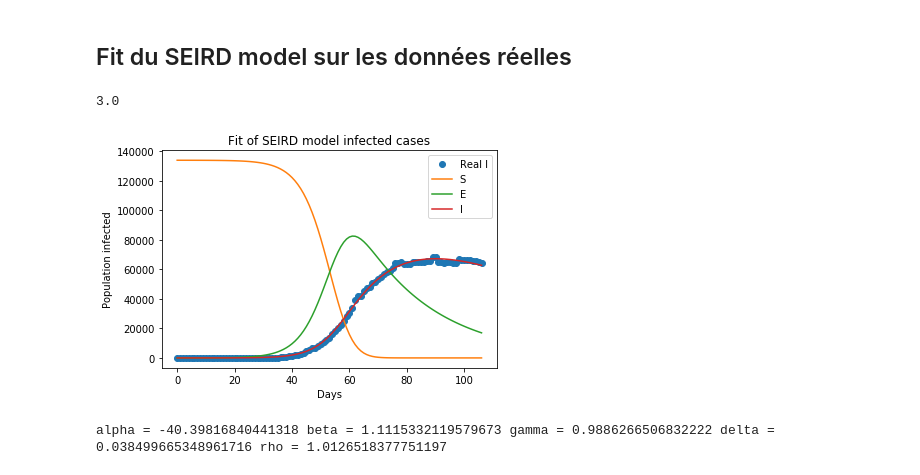
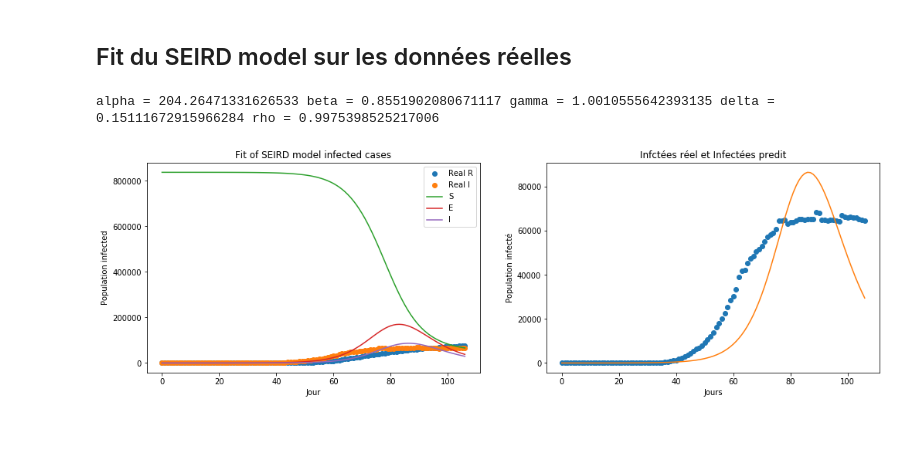
Before and after one commit to m-almatary/projetCovid, a Jupyter notebook: Presentation.ipynb, the cells around one changed output. Drawn from its saved outputs; the diff is of its cells as text; code cells hidden in the pictures; blank space fills up the shorter version.

```diff
--- a/Presentation.ipynb
+++ b/Presentation.ipynb
@@ -13,7 +15,7 @@ from model.seird import SEIRDModel
 # %%
 data = pd.read_csv("data/EU/data.csv",sep=';')
 data = data[data.nom == "France"]
-data_N = 67000000/500
+data_N = 67000000/80
 #N = 46000000/100
 print("Dates entre", min(data['date']) , "et",max(data['date']), ", totale de", data['date'].nunique(), "jours")
 data.head(10)
@@ -180,30 +189,36 @@ parameters: beta = 0.1811655266646416  and gamma =  0.02763385081087929
 # %% [markdown]
 ## Fit du SEIRD model sur les données réelles
 # %%
+fig, (ax1, ax2) = plt.subplots(1, 2, figsize=(17,5))
 infected = data["cas"]  - data["guerisons"]  - data["deces"]
 infected = list(infected)
 
 x = [i for i in range (0,len(infected))]
 y = infected
 
 a = SEIRDModel(N=data_N,I0=infected[0], E0=0)
 
 a.fit(x,y)
 
-print(infected[0])
 
-plt.plot(x, y, 'o', label="Real I")
-#plt.plot(x, data["deces"], 'o')
-plt.plot(x, a.predict(x)[0], label="S")
-plt.plot(x, a.predict(x)[1], label="E")
-plt.plot(x, a.predict(x)[2], label="I")
-plt.legend()
-plt.title("Fit of SEIRD model infected cases")
-plt.ylabel("Population infected")
-plt.xlabel("Days")
-plt.show()
+
+
+ax1.plot(x, data["deces"] + data["guerisons"], 'o', label="Real R")
+ax1.plot(x, y, 'o', label="Real I")
+ax1.plot(x, a.predict(x)[0], label="S")
+ax1.plot(x, a.predict(x)[1], label="E")
+ax1.plot(x, a.predict(x)[2], label="I")
+ax1.legend()
+ax1.set_title("Fit of SEIRD model infected cases")
+ax1.set_ylabel("Population infected")
+ax1.set_xlabel("Jour")
+
+ax2.plot(x, y, 'o')
+ax2.plot(x, a.predict(x)[2])
+ax2.set_title("Infctées réel et Infectées predit")
+ax2.set_ylabel("Population infecté")
+ax2.set_xlabel("Jours")
 print("alpha =", a.alpha, "beta =", a.beta, "gamma =", a.gamma, "delta =", a.delta, "rho =", a.rho)
 # %% [output]
-3.0
+alpha = 204.26471331626533 beta = 0.8551902080671117 gamma = 1.0010555642393135 delta = 0.15111672915966284 rho = 0.9975398525217006
-[figure, old version]
+[figure, new version]
-alpha = -40.39816840441318 beta = 1.1115332119579673 gamma = 0.9886266506832222 delta = 0.038499665348961716 rho = 1.0126518377751197
```
Also changed, not shown: parts of 4 cells of this notebook, 1 other file.
